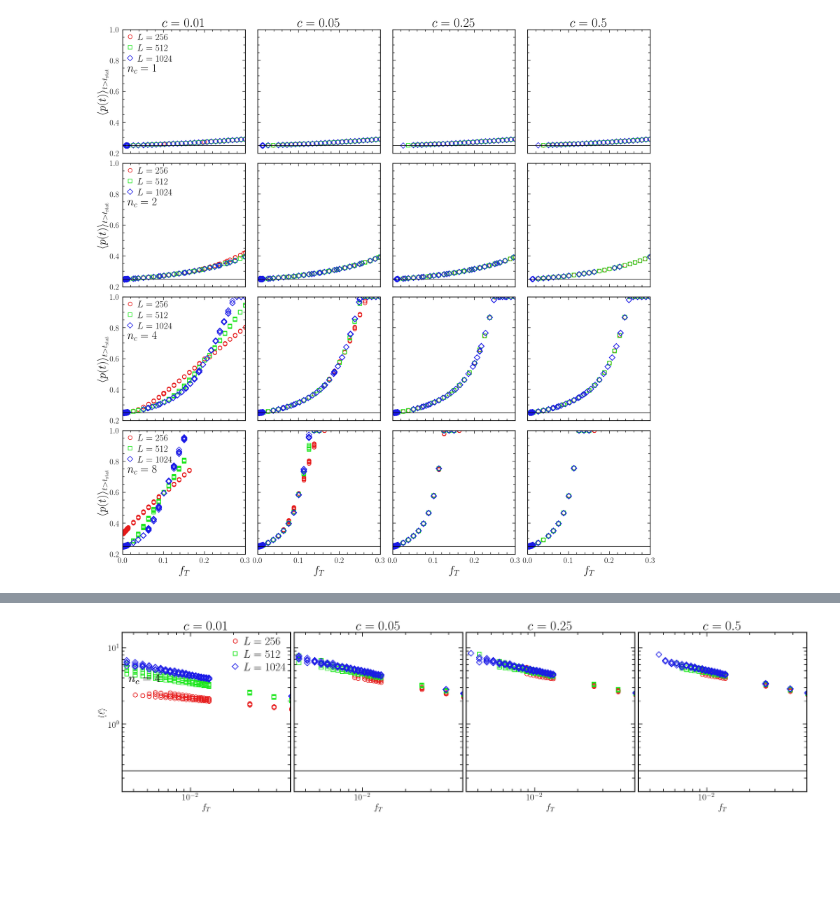
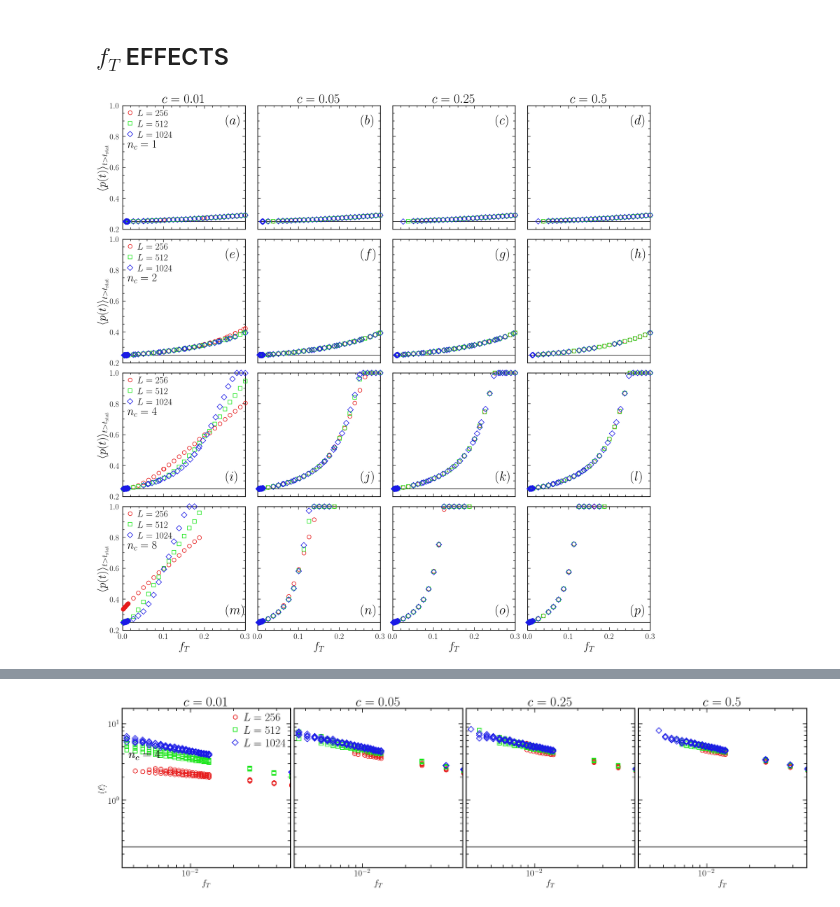
Before and after one commit to JuniorAlencar/self_organization_percolation, a Jupyter notebook: jupyter/parameters_analysis.ipynb, the cells around one changed output, grey strips where cells are left out. Drawn from its saved outputs; the diff is of its cells as text; code cells hidden in the pictures; blank space fills up the shorter version.

```diff
--- a/jupyter/parameters_analysis.ipynb
+++ b/jupyter/parameters_analysis.ipynb
@@ -40,3 +40,5 @@ df
+# %% [markdown]
+## $f_T$ EFFECTS
 # %%
 L_lst = [256, 512, 1024]
 #L_lst = [256]
@@ -58,40 +60,54 @@ fs_title = 40
 tick_size = 20
 tick_label_size = 25
 labels_size = 35
+fs_labels_fig = 40
+fs_l_fig = 35
 ms = 12
-
+labels_fig = [r'$(a)$', r'$(b)$', r'$(c)$',r'$(d)$',
+              r'$(e)$', r'$(f)$', r'$(g)$', r'$(h)$',
+              r'$(i)$',r'$(j)$', r'$(k)$', r'$(l)$',
+              r'$(m)$', r'$(n)$', r'$(o)$', r'$(p)$'
+              ]
+count = 0
+f_TMAX = 0.3
 for idx_nc, nc in enumerate(nc_lst):
     ymax = 0
     for idx_c, c in enumerate(c_lst):
         for idx, L in enumerate(L_lst):
             ax = axes[idx_nc, idx_c]
-            df_b = df[(df['nc']==nc) & (df['L']==L) & (df['c']==c) & (df['type_perc']=='bond') & (df['p0']==p0) & (df['P0']==P0)].sort_values('f_T')
+            rho = 1/nc
+            df_b = df[(df['nc']==nc) & (df['L']==L) & (df['c']==c) & (df['type_perc']=='bond') &
+                      (df['p0']==p0) & (df['P0']==P0) & (df['order']==1) & (df['rho']==rho)].sort_values('f_T')
+            df_b = df_b[df_b['f_T']<=f_TMAX]
             f_t = df_b['f_T']
             pmean = df_b['p_mean']
-            ax.plot(f_t, pmean, marker=markers[idx],ms=ms, mew = mew, ls='None', label=f'$L={L}$')
+            ax.plot(f_t, pmean, marker=markers[idx],ms=ms, mew = mew, ls='None', label=f'$L={L}$',zorder=10, clip_on=False)
             ax.axhline(pc, color='k', ls='solid')
             y_max = max(ymax, max(pmean))
 
         if(idx_c==0):
             ax.text(0.04, 0.66, f'$n_c = {nc}$', transform=ax.transAxes , fontsize=fs_l_fig)
             ax.set_ylabel(r'$\langle p(t) \rangle_{t>t_\mathrm{stat}}$', fontsize=labels_size)
             ax.legend(fontsize=fs_legend,loc='upper left', frameon=False)
         if idx_nc==0:
             ax.set_title(f'$c={c}$', fontsize=fs_title)
         if(idx_nc==len(nc_lst)-1):
-
-            ax.set_xlim(0, 0.5)
-            #ax.set_ylim(0.2, 1.0)
             ax.set_xlabel(r'$f_T$', fontsize=labels_size)
         ax.set_ylim(0.2, y_max)
         ax.tick_params(axis='both', which='major', labelsize=tick_label_size, pad=10)
         ax.tick_params(axis='both', which='minor', labelsize=tick_label_size, pad=10)
         ax.tick_params(axis='x', which='minor', pad=6)
         ax.tick_params(axis='y', which='minor', pad=6)
         ax.set_xlim(0, 0.3)
+for idx, ax in enumerate(axes.flatten()):
+
+    if(0 <=idx<= 7):
+        ax.text(0.84, 0.85, labels_fig[idx], transform=ax.transAxes , fontsize=fs_labels_fig)
+    else:
+        ax.text(0.84, 0.13, labels_fig[idx], transform=ax.transAxes , fontsize=fs_labels_fig)
 
 plt.savefig(f"{results}/p_mean_vs_f_T.png", dpi=300)
 plt.show()
 # %% [output]
-[figure, old version]
+[figure, new version]
 # %%
```
Also changed, not shown: parts of 16 cells of this notebook, 7 other files.
